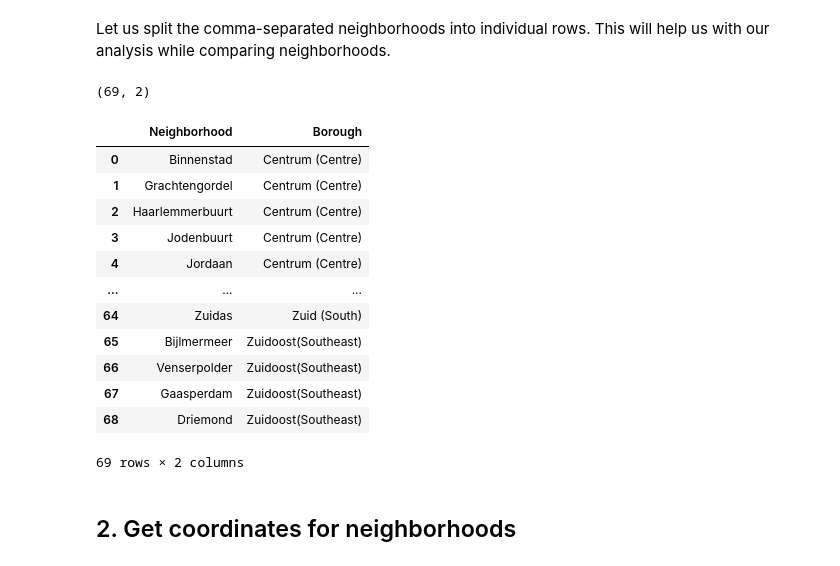
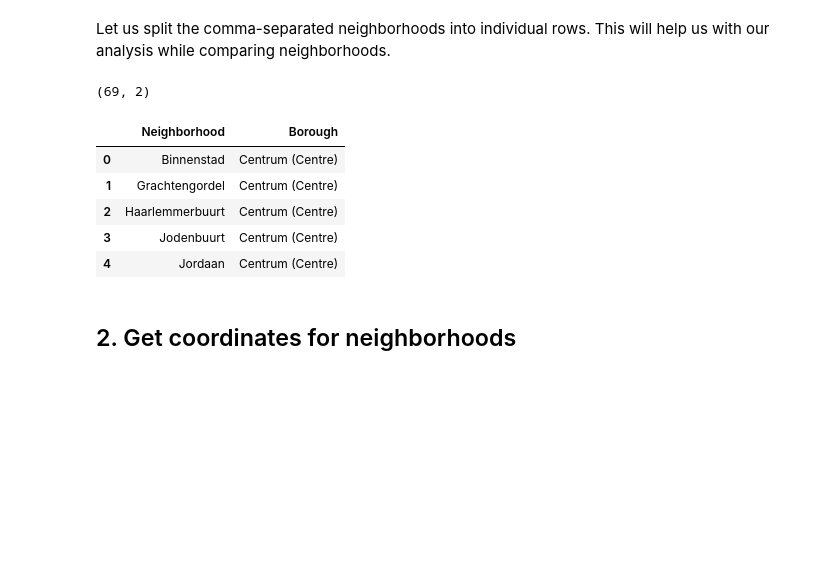
Before and after one commit to diikay/capstone-coursera, a Jupyter notebook: Capstone-AmsterdamFitness.ipynb, the cells around one changed output. Cells and saved outputs as stored; diff of their text form; code cells hidden in the pictures; blank space fills up the shorter version.

```diff
--- a/Capstone-AmsterdamFitness.ipynb
+++ b/Capstone-AmsterdamFitness.ipynb
@@ -77,22 +77,15 @@ df.columns = df.columns.astype(str)
 df.rename(columns={'index':'Neighborhood', '0':'Borough'}, inplace=True)
 # %%
 print(df.shape)
-df
+df.head()
 # %% [output]
 (69, 2)
 |  | Neighborhood | Borough |
 | 0 | Binnenstad | Centrum (Centre) |
 | 1 | Grachtengordel | Centrum (Centre) |
 | 2 | Haarlemmerbuurt | Centrum (Centre) |
 | 3 | Jodenbuurt | Centrum (Centre) |
 | 4 | Jordaan | Centrum (Centre) |
-| ... | ... | ... |
-| 64 | Zuidas | Zuid (South) |
-| 65 | Bijlmermeer | Zuidoost(Southeast) |
-| 66 | Venserpolder | Zuidoost(Southeast) |
-| 67 | Gaasperdam | Zuidoost(Southeast) |
-| 68 | Driemond | Zuidoost(Southeast) |
-69 rows × 2 columns
 # %% [markdown]
 ## 2. Get coordinates for neighborhoods
 # %% [markdown]
```
Also changed, not shown: parts of 9 cells of this notebook.
